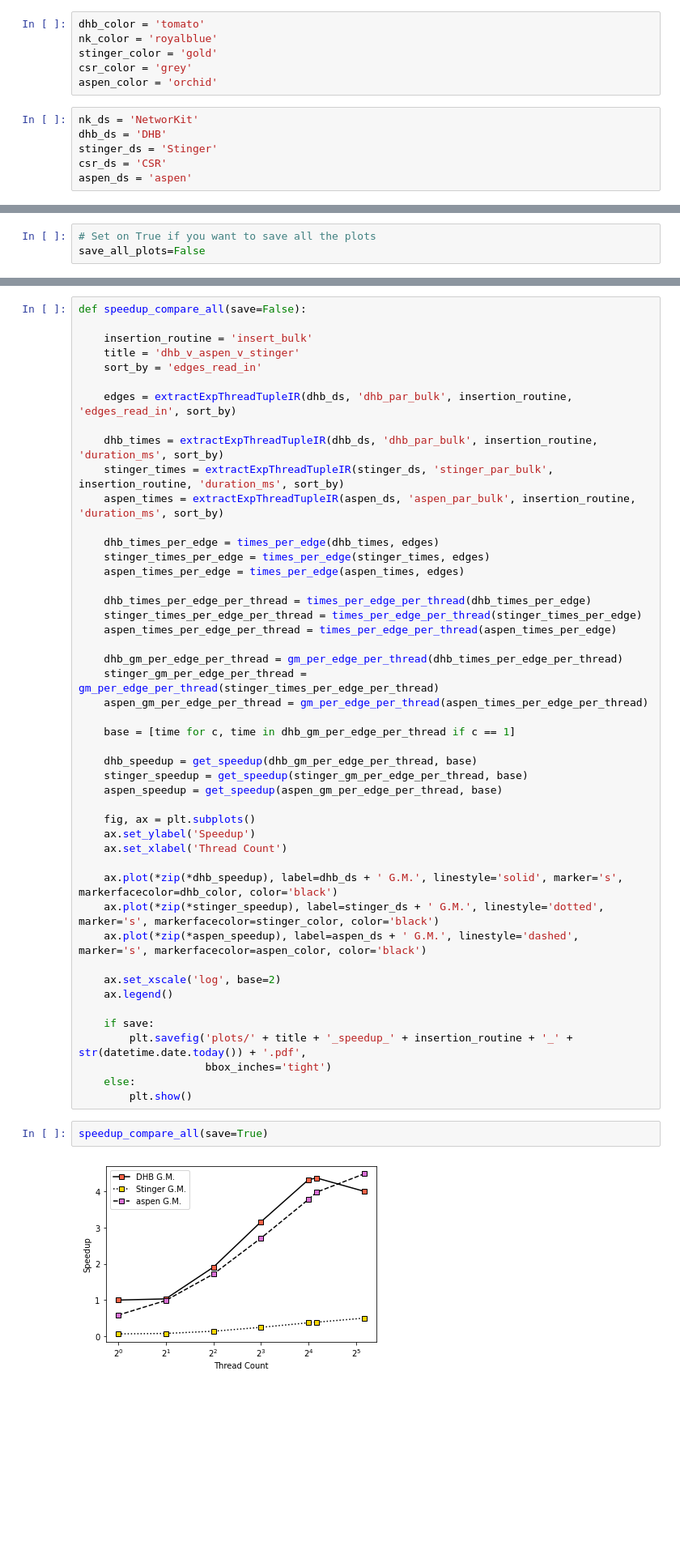
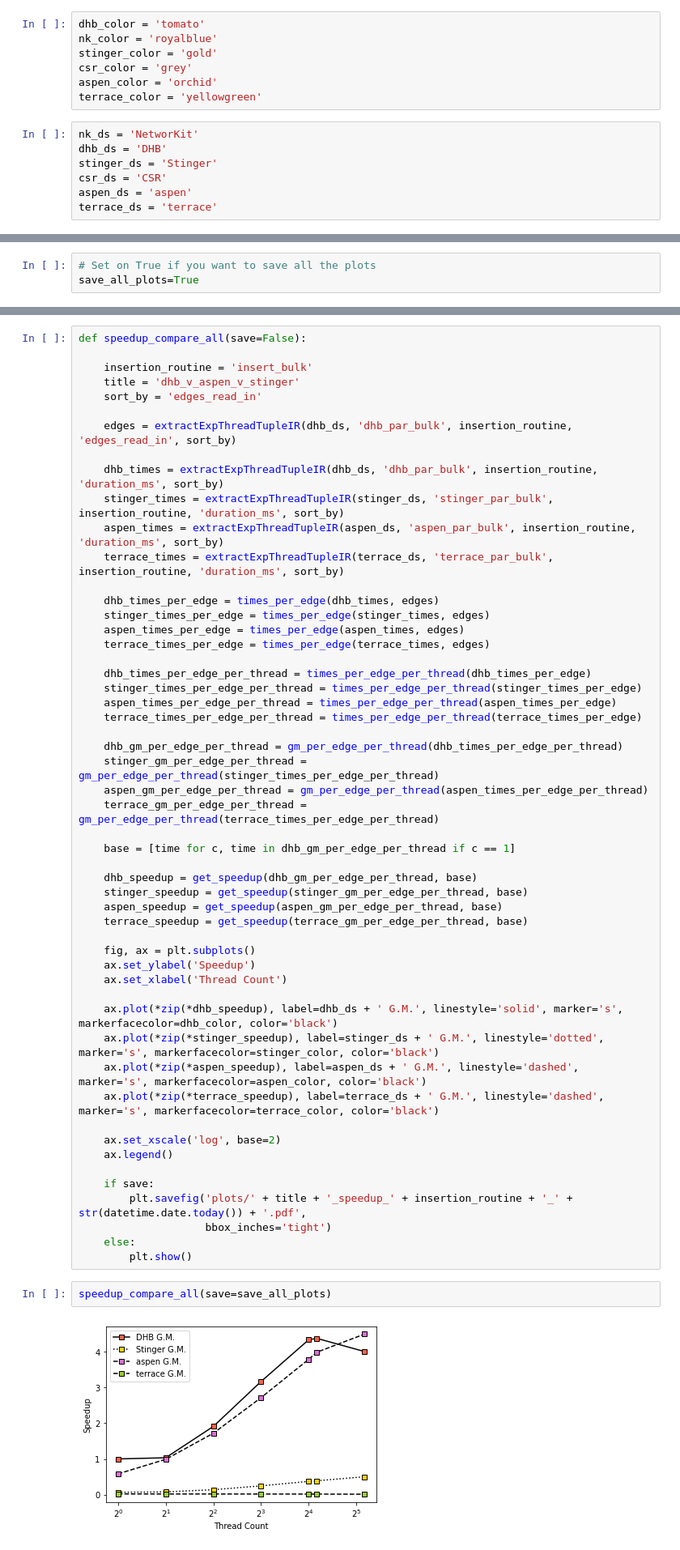
Before and after one commit to hu-macsy/dhb-experiments, a Jupyter notebook: evaluation.ipynb, the cells around one changed output, grey strips where cells are left out. Shown at 81% size. Drawn from its saved outputs; the diff is of its cells as text; blank space fills up the shorter version.

```diff
--- a/evaluation.ipynb
+++ b/evaluation.ipynb
@@ -171,10 +75,12 @@ nk_color = 'royalblue'
 stinger_color = 'gold'
 csr_color = 'grey'
 aspen_color = 'orchid'
+terrace_color = 'yellowgreen'
 # %%
 nk_ds = 'NetworKit'
 dhb_ds = 'DHB'
 stinger_ds = 'Stinger'
 csr_ds = 'CSR'
 aspen_ds = 'aspen'
+terrace_ds = 'terrace'
 # %%
@@ -306,7 +220,7 @@ def append_to_factor_file(name, factor):
         print('\\newcommand{\\' + name + '}{' + str(rounded_factor) + '}', file=factor_file)
 # %%
 # Set on True if you want to save all the plots
-save_all_plots=False
+save_all_plots=True
 # %%
 write_static_graph_summary_to_file()
 write_dynamic_graph_summary_to_file()
@@ -1258,24 +1255,29 @@ def speedup_compare_all(save=False):
     dhb_times = extractExpThreadTupleIR(dhb_ds, 'dhb_par_bulk', insertion_routine, 'duration_ms', sort_by)
     stinger_times = extractExpThreadTupleIR(stinger_ds, 'stinger_par_bulk', insertion_routine, 'duration_ms', sort_by)
     aspen_times = extractExpThreadTupleIR(aspen_ds, 'aspen_par_bulk', insertion_routine, 'duration_ms', sort_by)
+    terrace_times = extractExpThreadTupleIR(terrace_ds, 'terrace_par_bulk', insertion_routine, 'duration_ms', sort_by)
 
     dhb_times_per_edge = times_per_edge(dhb_times, edges)
     stinger_times_per_edge = times_per_edge(stinger_times, edges)
     aspen_times_per_edge = times_per_edge(aspen_times, edges)
+    terrace_times_per_edge = times_per_edge(terrace_times, edges)
 
     dhb_times_per_edge_per_thread = times_per_edge_per_thread(dhb_times_per_edge)
     stinger_times_per_edge_per_thread = times_per_edge_per_thread(stinger_times_per_edge)
     aspen_times_per_edge_per_thread = times_per_edge_per_thread(aspen_times_per_edge)
+    terrace_times_per_edge_per_thread = times_per_edge_per_thread(terrace_times_per_edge)
 
     dhb_gm_per_edge_per_thread = gm_per_edge_per_thread(dhb_times_per_edge_per_thread)
     stinger_gm_per_edge_per_thread = gm_per_edge_per_thread(stinger_times_per_edge_per_thread)
     aspen_gm_per_edge_per_thread = gm_per_edge_per_thread(aspen_times_per_edge_per_thread)
+    terrace_gm_per_edge_per_thread = gm_per_edge_per_thread(terrace_times_per_edge_per_thread)
 
     base = [time for c, time in dhb_gm_per_edge_per_thread if c == 1]
 
     dhb_speedup = get_speedup(dhb_gm_per_edge_per_thread, base)
     stinger_speedup = get_speedup(stinger_gm_per_edge_per_thread, base)
     aspen_speedup = get_speedup(aspen_gm_per_edge_per_thread, base)
+    terrace_speedup = get_speedup(terrace_gm_per_edge_per_thread, base)
 
     fig, ax = plt.subplots()
     ax.set_ylabel('Speedup')
@@ -1284,6 +1286,7 @@ def speedup_compare_all(save=False):
     ax.plot(*zip(*dhb_speedup), label=dhb_ds + ' G.M.', linestyle='solid', marker='s', markerfacecolor=dhb_color, color='black')
     ax.plot(*zip(*stinger_speedup), label=stinger_ds + ' G.M.', linestyle='dotted', marker='s', markerfacecolor=stinger_color, color='black')
     ax.plot(*zip(*aspen_speedup), label=aspen_ds + ' G.M.', linestyle='dashed', marker='s', markerfacecolor=aspen_color, color='black')
+    ax.plot(*zip(*terrace_speedup), label=terrace_ds + ' G.M.', linestyle='dashed', marker='s', markerfacecolor=terrace_color, color='black')
 
     ax.set_xscale('log', base=2)
     ax.legend()
@@ -1294,6 +1297,6 @@ def speedup_compare_all(save=False):
     else:
         plt.show()
 # %%
-speedup_compare_all(save=True)
+speedup_compare_all(save=save_all_plots)
 # %% [output]
-[figure, old version]
+[figure, new version]
```
Also changed, not shown: parts of 41 cells of this notebook.
